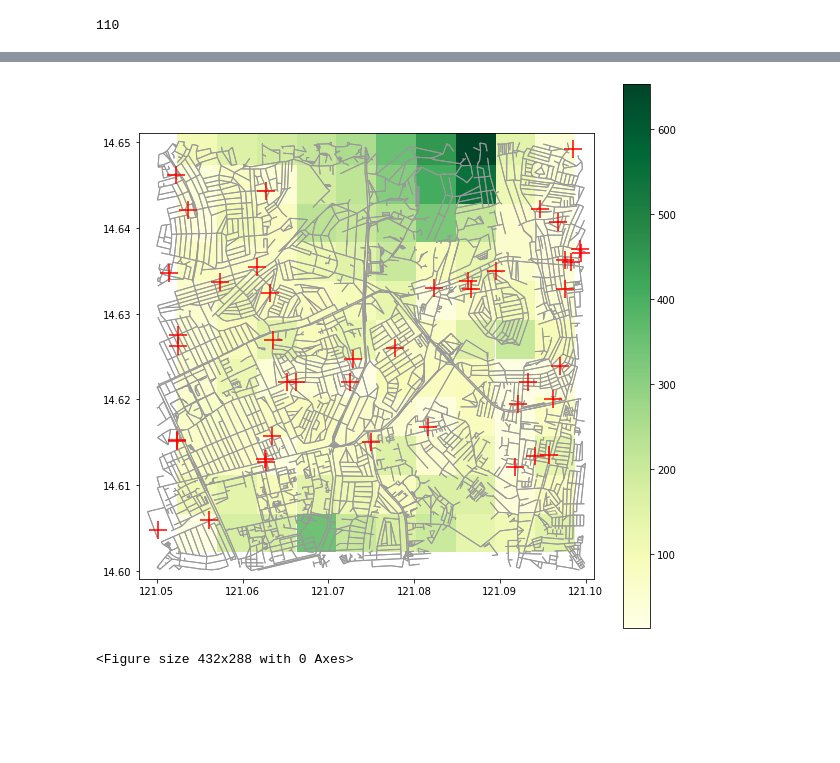
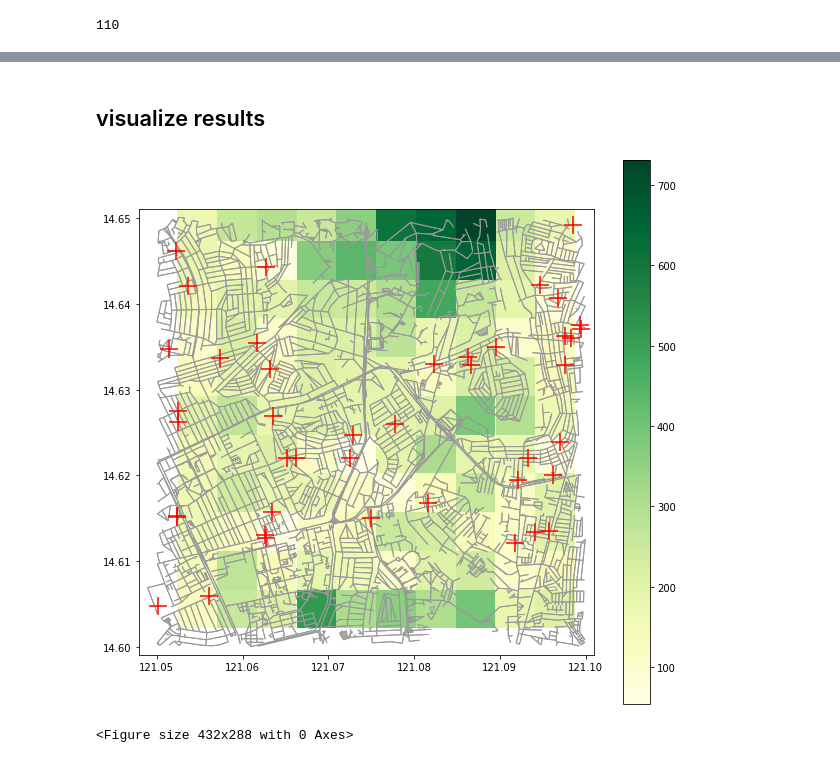
Before and after one commit to jbraese/network_disruption, a Jupyter notebook: analyze_connectivity.ipynb, the cells around one changed output, grey strips where cells are left out. Saved outputs shown, nothing was run; the diff lists cells and outputs as text; code cells hidden in the pictures; blank space fills up the shorter version.

Commit message:
change workflow to work with one graph with two edge time attributes

```diff
--- a/analyze_connectivity.ipynb
+++ b/analyze_connectivity.ipynb
@@ -128,3 +116,37 @@ OD_disrupted = gn.calculate_OD(G_clip_disrupted, origins= origin_nodes_disrupted
+# %%
+walk_speed = 4.5/3.6 #in meters per second
+# %%
+OD = gn.calculate_OD(G_clip_disrupted, origins= origin_nodes, destinations = hospital_nodes,
+                  fail_value = 999999999, weight = 'time', weighted_origins = False)
+#in seconds
+
+## add time to walk from origin point to nearest node
+distance_to_node = np.asarray(origins_snapped.NN_dist)[:, np.newaxis]
+time_to_node = distance_to_node * walk_speed
+#each row of OD matrix is from same origin, so we can just use numpy's broadcasting
+OD = OD + time_to_node
+
+## add time to walk from destination node to POI
+distance_from_node = np.asarray(hospitals_snapped.NN_dist)[:, np.newaxis]
+time_from_node = distance_from_node * walk_speed
+#each column of OD matrix is same destination, so we transpose times and then add using numpy's broadcasting
+OD = OD + time_from_node.T
+# %%
+OD_disrupted = gn.calculate_OD(G_clip_disrupted, origins= origin_nodes, destinations = hospital_nodes,
+                  fail_value = 999999999, weight = 'time_disrupted', weighted_origins = False)
+#in seconds
+
+## add time to walk from origin point to nearest node
+distance_to_node = np.asarray(origins_snapped.NN_dist)[:, np.newaxis]
+time_to_node = distance_to_node * walk_speed
+#each row of OD matrix is from same origin, so we can just use numpy's broadcasting
+OD_disrupted = OD_disrupted + time_to_node
+
+## add time to walk from destination node to POI
+distance_from_node = np.asarray(hospitals_snapped.NN_dist)[:, np.newaxis]
+time_from_node = distance_from_node * walk_speed
+#each column of OD matrix is same destination, so we transpose times and then add using numpy's broadcasting
+OD_disrupted = OD_disrupted + time_from_node.T
 # %%
 OD.shape , OD_disrupted.shape
 # %% [output]
@@ -137,7 +159,7 @@ len(min_distance)
 # %% [output]
 110
 # %%
-min_distance_disrupted[min_distance_disrupted > 100000] = np.NaN
+min_distance_disrupted[min_distance_disrupted > 99999999] = np.NaN
 # %%
 origin_points['min_hospital_distance_seconds'] = min_distance
 origin_points['min_hospital_distance_seconds_disrupted'] = min_distance_disrupted
@@ -171,13 +176,15 @@ something is wrong here...
+# %% [markdown]
+## visualize results
 # %%
-G_clip.graph.update( {'crs' : crs_global} )
-G_clip.graph.update( {'name' : 'manila'} )
-fig, ax = ox.plot_graph(G_clip, fig_height=10, axis_off=False, show=False, node_color="None" )
+G_clip_disrupted.graph.update( {'crs' : crs_global} )
+G_clip_disrupted.graph.update( {'name' : 'manila'} )
+fig, ax = ox.plot_graph(G_clip_disrupted, fig_height=10, axis_off=False, show=False, node_color="None" )
 origin_points.plot(ax=ax, cmap="YlGn", column="min_hospital_distance_seconds",
                    marker = "s", markersize=1500, zorder=-1, legend=True)
 hospitals.plot(ax = ax, color="red", marker="+", markersize=300, zorder=2)
 fig
 # %% [output]
-[figure, old version]
+[figure, new version]
 <Figure size 432x288 with 0 Axes>
 # %%
 G_clip_disrupted.graph.update( {'crs' : crs_global} )
```
Also changed, not shown: parts of 19 cells of this notebook.
